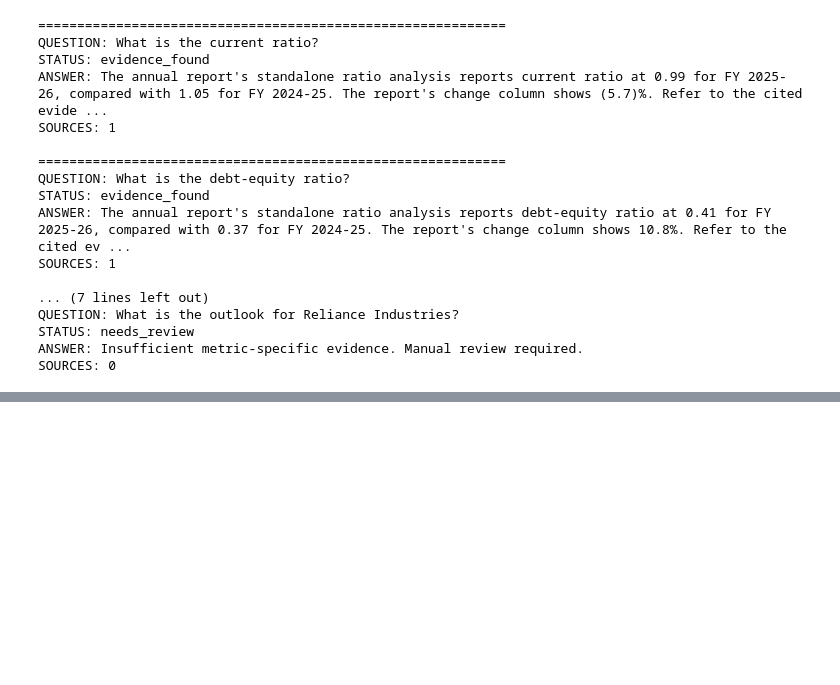
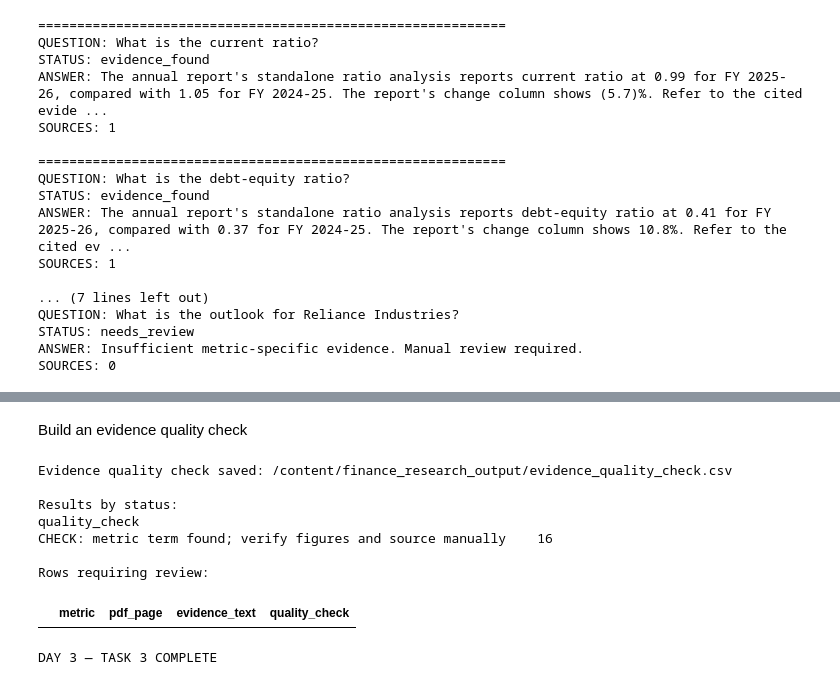
Before and after one commit to Priya-ssharma/Finance_Research_Agent, a Jupyter notebook: FinanceResearchAgent_Day1.ipynb, the cells around one changed output, grey strips where cells are left out. Saved outputs shown, nothing was run; the diff lists cells and outputs as text; code cells hidden in the pictures; blank space fills up the shorter version.

```diff
--- a/FinanceResearchAgent_Day1.ipynb
+++ b/FinanceResearchAgent_Day1.ipynb
@@ -2533,0 +2884,80 @@ SOURCES: 0
+# %% [markdown]
+Build an evidence quality check
+# %%
+
+from pathlib import Path
+import pandas as pd
+import re
+
+OUTPUT_DIR = Path("/content/finance_research_output")
+evidence_path = OUTPUT_DIR / "financial_metric_evidence_v2.csv"
+
+evidence = pd.read_csv(evidence_path)
+
+# Terms that should appear in evidence text for each metric.
+METRIC_TERMS = {
+    "Net Profit Margin": ["net profit margin"],
+    "Debt Service Coverage Ratio": ["debt service coverage ratio"],
+    "Return on Capital Employed": ["return on capital employed"],
+    "Long Term Debt to Working Capital": [
+        "long term debt to working capital"
+    ],
+    "Current Ratio": ["current ratio"],
+    "Debt-Equity Ratio": ["debt-equity ratio", "debt equity ratio"],
+    "Return on Equity": ["return on equity"],
+    "Inventory Turnover Ratio": ["inventory turnover ratio"],
+    "Trade Receivables Turnover Ratio": [
+        "trade receivables turnover ratio"
+    ],
+    "Trade Payables Turnover Ratio": [
+        "trade payables turnover ratio"
+    ],
+    "Return on Investment": ["return on investment"],
+}
+
+def check_evidence(row):
+    metric = str(row.get("metric", "")).strip()
+    text = str(row.get("evidence_text", "")).lower()
+    expected_terms = METRIC_TERMS.get(metric)
+
+    if not text or text == "nan":
+        return "REVIEW: empty evidence"
+
+    if expected_terms and not any(term in text for term in expected_terms):
+        return "REVIEW: metric name not found in evidence text"
+
+    if len(text.split()) < 8:
+        return "REVIEW: evidence excerpt may be too short"
+
+    return "CHECK: metric term found; verify figures and source manually"
+
+evidence["quality_check"] = evidence.apply(check_evidence, axis=1)
+
+quality_path = OUTPUT_DIR / "evidence_quality_check.csv"
+evidence.to_csv(quality_path, index=False)
+
+print("Evidence quality check saved:", quality_path)
+print("\nResults by status:")
+print(evidence["quality_check"].value_counts().to_string())
+
+print("\nRows requiring review:")
+review_rows = evidence[
+    evidence["quality_check"].str.startswith("REVIEW")
+]
+display(
+    review_rows[
+        ["metric", "pdf_page", "evidence_text", "quality_check"]
+    ].head(10)
+)
+
+print("\nDAY 3 — TASK 3 COMPLETE")
+# %% [output]
+Evidence quality check saved: /content/finance_research_output/evidence_quality_check.csv
+
+Results by status:
+quality_check
+CHECK: metric term found; verify figures and source manually    16
+
+Rows requiring review:
+|  | metric | pdf_page | evidence_text | quality_check |
+DAY 3 — TASK 3 COMPLETE
```
Also changed, not shown: parts of 12 cells of this notebook.
